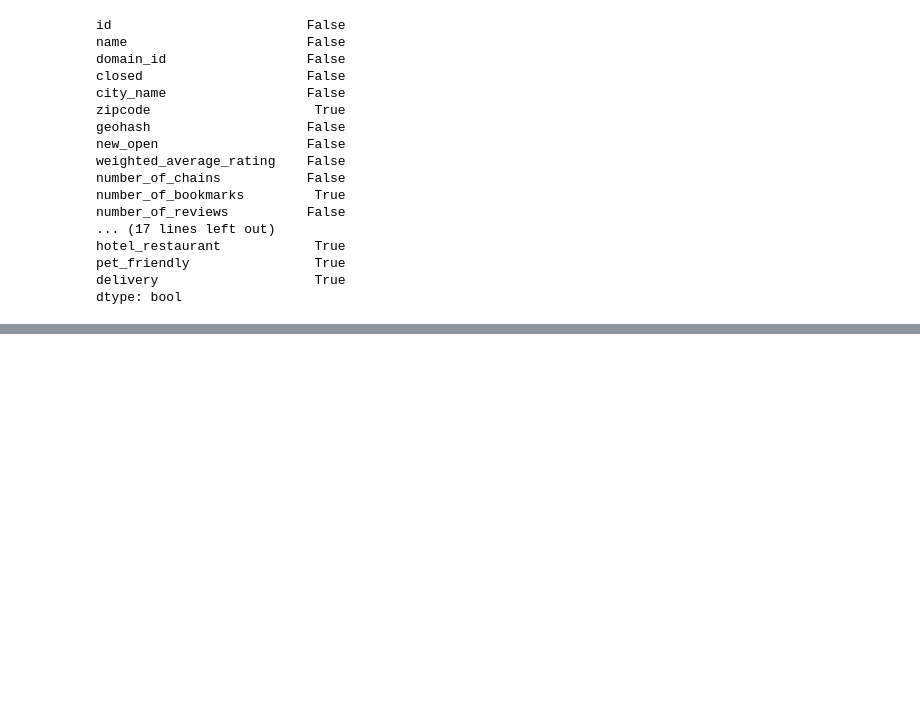
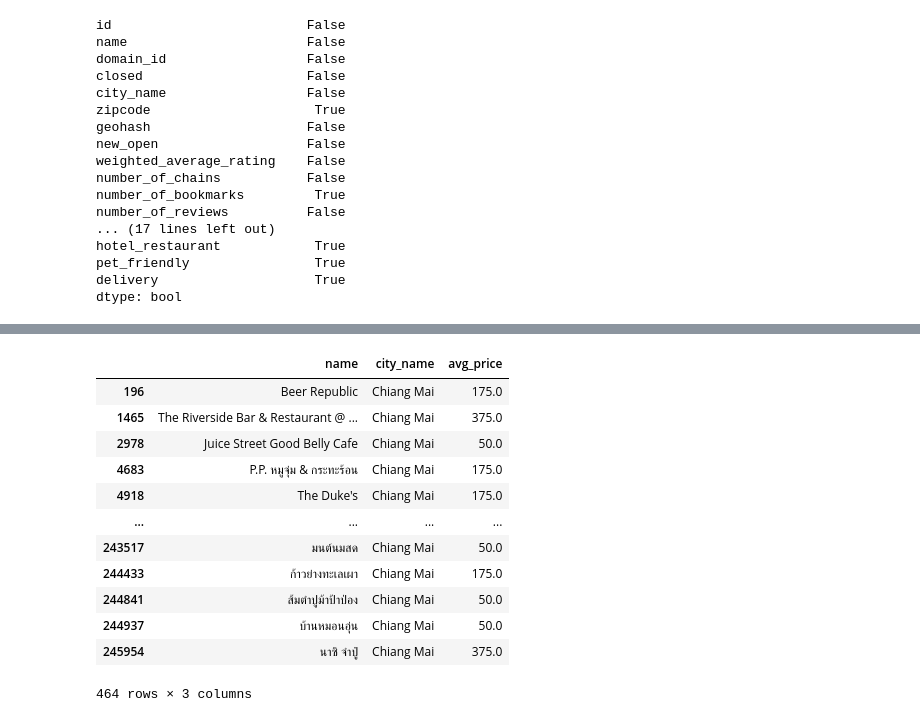
Before and after one commit to MeenTers/KKU_data_mining, a Jupyter notebook: Pandas_101.ipynb, the cells around one changed output, grey strips where cells are left out. Saved outputs shown, nothing was run; the diff lists cells and outputs as text; code cells hidden in the pictures; blank space fills up the shorter version.

```diff
--- a/Pandas_101.ipynb
+++ b/Pandas_101.ipynb
@@ -225,0 +375,17 @@ dtype: bool
+# %%
+cm_table_dp = selected_list2.dropna()
+cm_table_dp
+# %% [output]
+|  | name | city_name | avg_price |
+| 196 | Beer Republic | Chiang Mai | 175.0 |
+| 1465 | The Riverside Bar & Restaurant @ ... | Chiang Mai | 375.0 |
+| 2978 | Juice Street Good Belly Cafe | Chiang Mai | 50.0 |
+| 4683 | P.P. หมูจุ่ม & กระทะร้อน | Chiang Mai | 175.0 |
+| 4918 | The Duke's | Chiang Mai | 175.0 |
+| ... | ... | ... | ... |
+| 243517 | มนต์นมสด | Chiang Mai | 50.0 |
+| 244433 | ก้าวย่างทะเลเผา | Chiang Mai | 175.0 |
+| 244841 | ส้มตำปูม้าป้าป่อง | Chiang Mai | 50.0 |
+| 244937 | บ้านหมอนอุ่น | Chiang Mai | 50.0 |
+| 245954 | นาซิ จำปู๋ | Chiang Mai | 375.0 |
+464 rows × 3 columns
```
Also changed, not shown: parts of 25 cells of this notebook.
